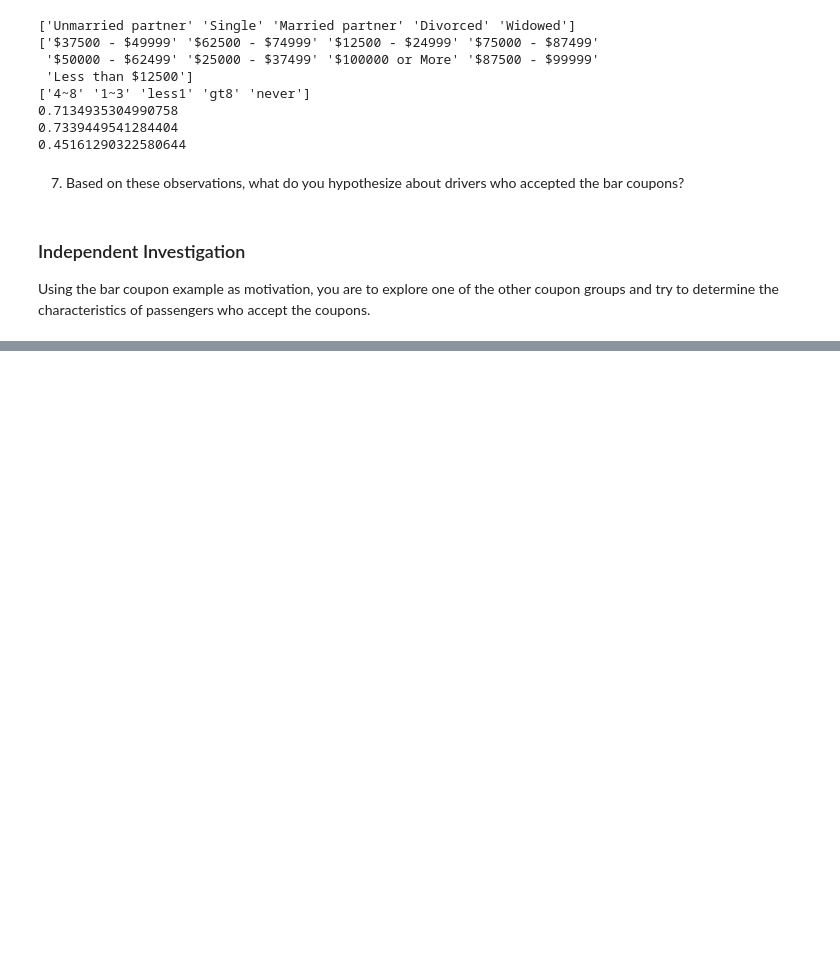
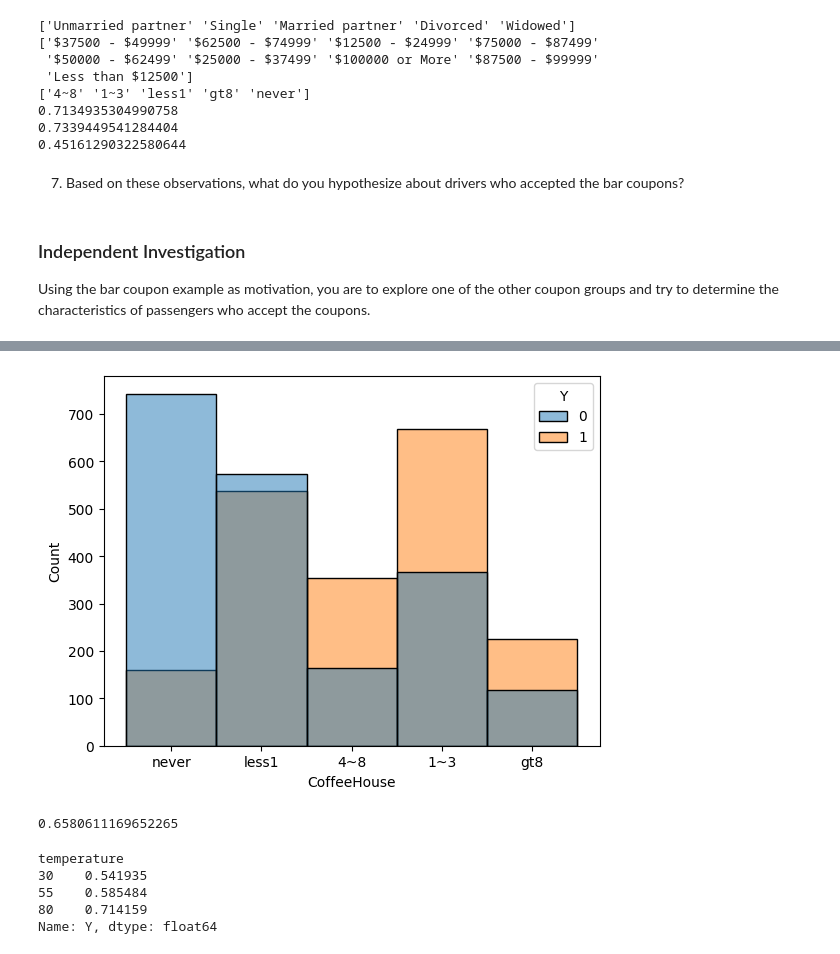
Before and after one commit to haowenjiang1118/AI_cert_project, a Jupyter notebook: module5.ipynb, the cells around one changed output, grey strips where cells are left out. Saved outputs shown, nothing was run; the diff lists cells and outputs as text; code cells hidden in the pictures; blank space fills up the shorter version.

```diff
--- a/module5.ipynb
+++ b/module5.ipynb
@@ -359,0 +389,33 @@ Using the bar coupon example as motivation, you are to explore one of the other
+# %%
+# histgram of distribution of #of times going to coffee shop
+sns.histplot(data=data_coffee,x='CoffeeHouse',hue='Y')
+plt.savefig('image/hist_CoffeeHouse_withHue_coffeeshop.png')
+
+# from the plot, we can see those who go to coffee shop greater or equal than once
+# are more likely to accept the coupon
+# %% [output]
+[figure, added]
+# %%
+# calculate on acceptance rate of people going to coffeeshop greater or equal than once
+gt1_coffee = ['1~3','4~8','gt8']
+data_coffee_gt1 = data_coffee.query(f'CoffeeHouse in {gt1_coffee}')
+accept_rate_coffee_gt1 = data_coffee_gt1.query('Y==1')['Y'].count() / data_coffee_gt1.shape[0]
+print(accept_rate_coffee_gt1)
+# the numeric data that the rate increases about 15% proves our observation of the graph above
+# %% [output]
+0.6580611169652265
+# %%
+# calculate the rate of the people that go to the coffeeshop gt1 with each temperature
+gt1_coffee_temp = data_coffee_gt1.groupby('temperature')['Y'].count()
+gt1_coffee_temp_accept = data_coffee_gt1.query('Y==1').groupby('temperature')['Y'].count()
+print(gt1_coffee_temp_accept/gt1_coffee_temp)
+
+# from the numeric data, we can see both temp 30 and 55 have probability less than the gt1 average.
+# However, it strictly increases with temperature getting higher, and a large distributions of
+# coupon acceptors are in the 80 range.
+# %% [output]
+temperature
+30    0.541935
+55    0.585484
+80    0.714159
+Name: Y, dtype: float64
```
Also changed, not shown: parts of 6 cells of this notebook.
